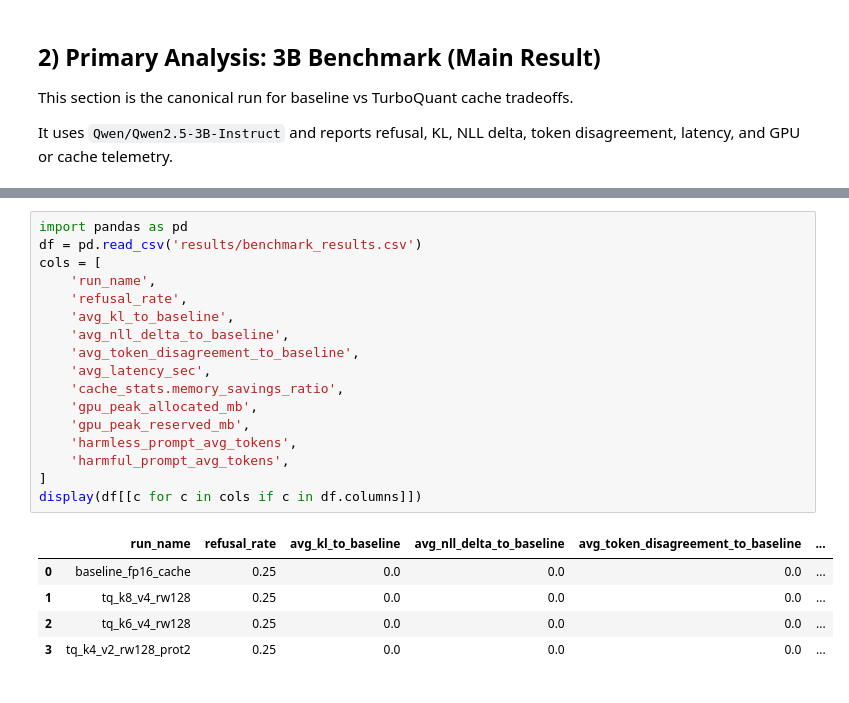
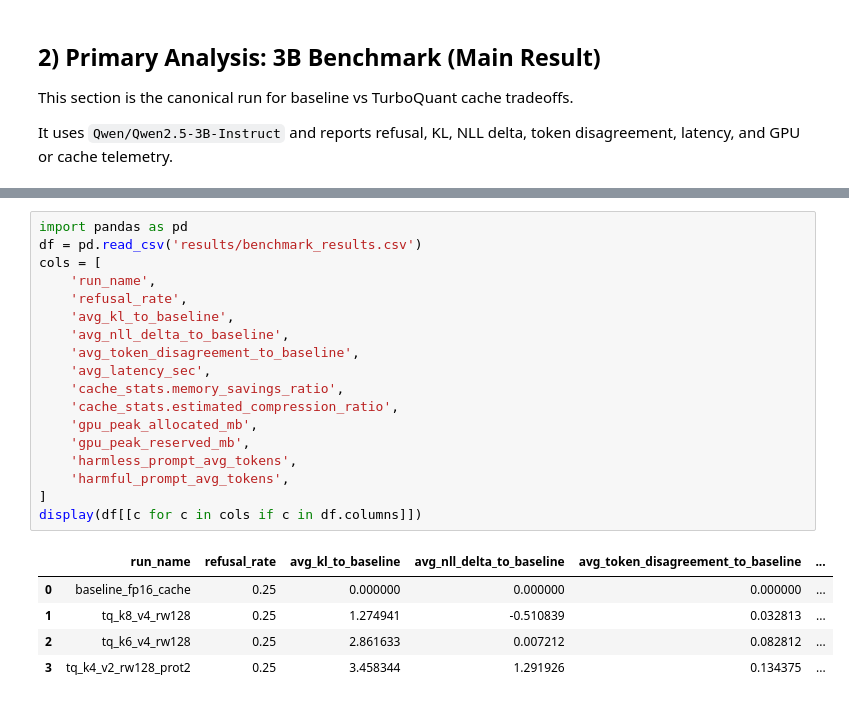
Before and after one commit to aaliyan1230/turboquant-heretic-kv-bench, a Jupyter notebook: notebooks/turboquant_heretic_eval.ipynb, the cells around one changed output, grey strips where cells are left out. Saved outputs shown, nothing was run; the diff lists cells and outputs as text.

Commit message:
Update docs with chunked-cache benchmark gains

```diff
--- a/notebooks/turboquant_heretic_eval.ipynb
+++ b/notebooks/turboquant_heretic_eval.ipynb
@@ -619,23 +618,24 @@ tq_k4_v2_rw128_prot2 KL= 0.0 NLL_delta= 0.0 token_disagreement= 0.0
 # %%
 import pandas as pd
 df = pd.read_csv('results/benchmark_results.csv')
 cols = [
     'run_name',
     'refusal_rate',
     'avg_kl_to_baseline',
     'avg_nll_delta_to_baseline',
     'avg_token_disagreement_to_baseline',
     'avg_latency_sec',
     'cache_stats.memory_savings_ratio',
+    'cache_stats.estimated_compression_ratio',
     'gpu_peak_allocated_mb',
     'gpu_peak_reserved_mb',
     'harmless_prompt_avg_tokens',
     'harmful_prompt_avg_tokens',
 ]
 display(df[[c for c in cols if c in df.columns]])
 # %% [output]
 |  | run_name | refusal_rate | avg_kl_to_baseline | avg_nll_delta_to_baseline | avg_token_disagreement_to_baseline | ... |
-| 0 | baseline_fp16_cache | 0.25 | 0.0 | 0.0 | 0.0 | ... |
-| 1 | tq_k8_v4_rw128 | 0.25 | 0.0 | 0.0 | 0.0 | ... |
-| 2 | tq_k6_v4_rw128 | 0.25 | 0.0 | 0.0 | 0.0 | ... |
-| 3 | tq_k4_v2_rw128_prot2 | 0.25 | 0.0 | 0.0 | 0.0 | ... |
+| 0 | baseline_fp16_cache | 0.25 | 0.000000 | 0.000000 | 0.000000 | ... |
+| 1 | tq_k8_v4_rw128 | 0.25 | 1.274941 | -0.510839 | 0.032813 | ... |
+| 2 | tq_k6_v4_rw128 | 0.25 | 2.861633 | 0.007212 | 0.082812 | ... |
+| 3 | tq_k4_v2_rw128_prot2 | 0.25 | 3.458344 | 1.291926 | 0.134375 | ... |
```
Also changed, not shown: parts of 5 cells of this notebook, 1 other file.
